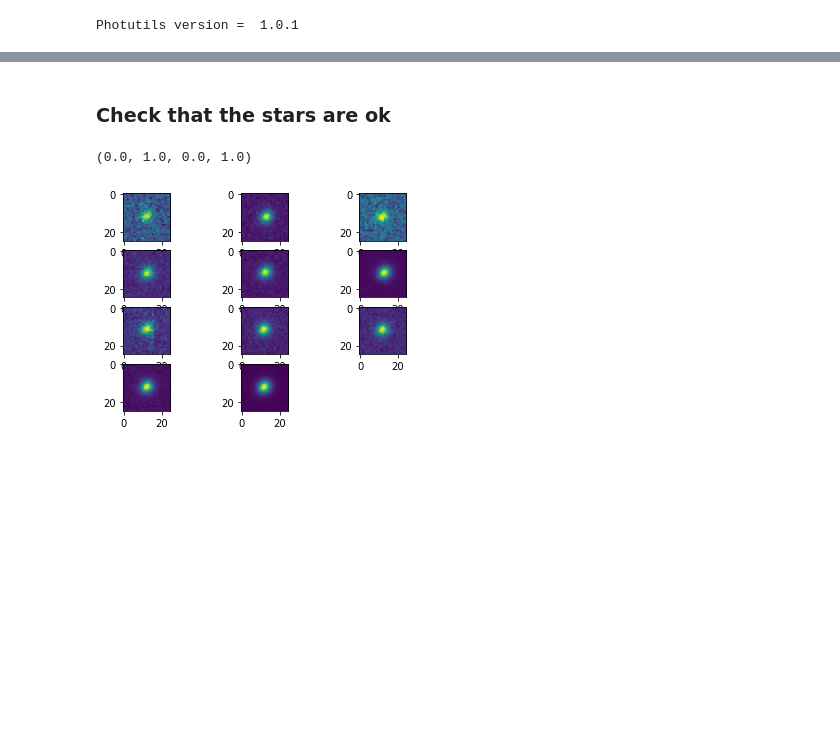
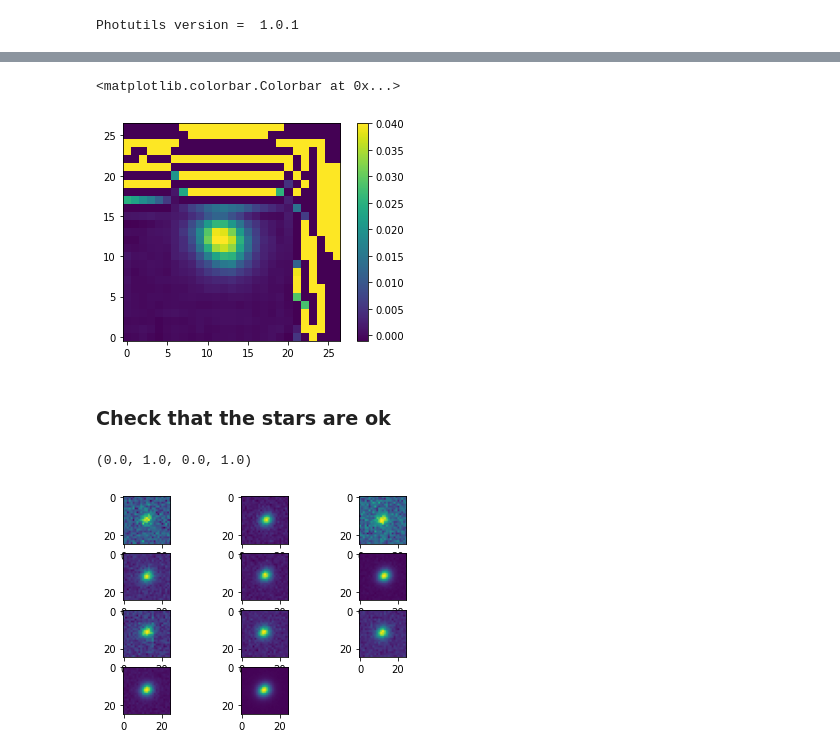
Before and after one commit to emirkmo/photutils_diverging_epsf, a Jupyter notebook: EPSF_Builder_error.ipynb, the cells around one changed output, grey strips where cells are left out. Drawn from its saved outputs; the diff is of its cells as text; code cells hidden in the pictures; blank space fills up the shorter version.

```diff
--- a/EPSF_Builder_error.ipynb
+++ b/EPSF_Builder_error.ipynb
@@ -31,3 +34,11 @@ PROGRESS: iteration 50 (of max 50) [0.1 s/iter]
+# %%
+plt.imshow(epsfs[5],cmap='viridis',origin='lower',vmin=-0.001,vmax=0.04)
+plt.colorbar()
+#plt.xlim(0,23)
+#plt.ylim(0,23)
+# %% [output]
+<matplotlib.colorbar.Colorbar at 0x...>
+[figure, added]
 # %% [markdown]
 ### Check that the stars are ok
 # %%
```
Also changed, not shown: parts of 2 cells of this notebook.
